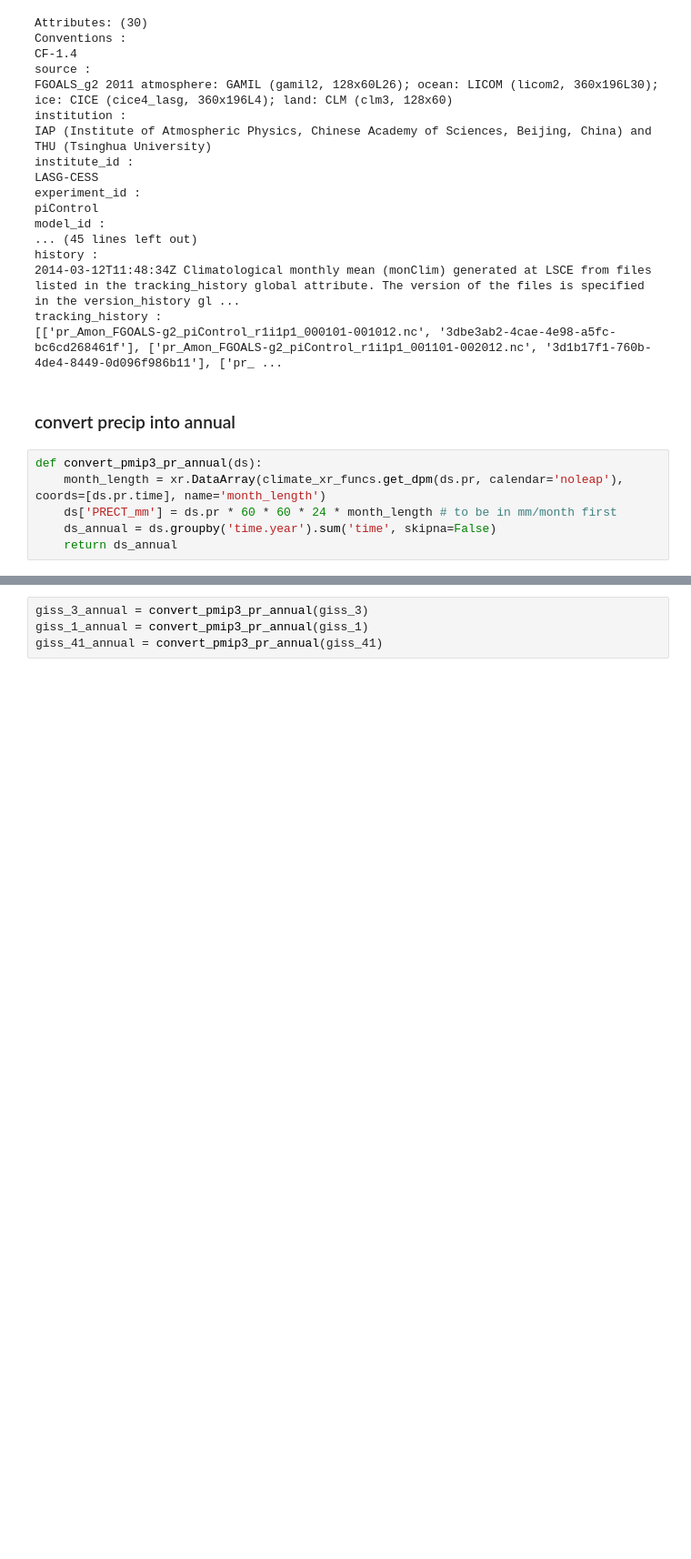
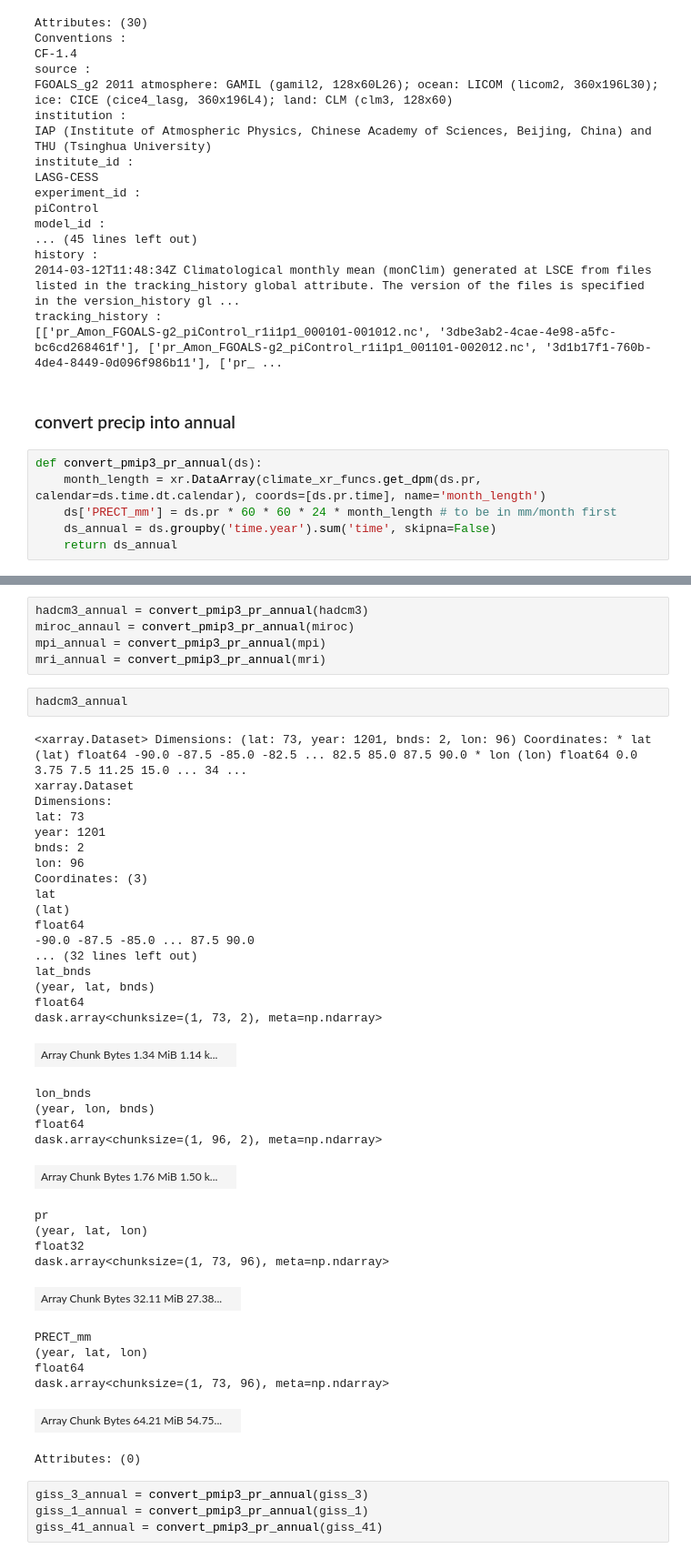
Before and after one commit to nickywright/aus-droughts-last-millennium, a Jupyter notebook: analysis/process_control_runs.ipynb, the cells around one changed output, grey strips where cells are left out. Shown at 91% size. Cells and saved outputs as stored; diff of their text form; blank space fills up the shorter version.

Commit message:
fix for silly calendars

```diff
--- a/analysis/process_control_runs.ipynb
+++ b/analysis/process_control_runs.ipynb
@@ -216,7 +353,7 @@ tracking_history :
 ### convert precip into annual
 # %%
 def convert_pmip3_pr_annual(ds):
-    month_length = xr.DataArray(climate_xr_funcs.get_dpm(ds.pr, calendar='noleap'), coords=[ds.pr.time], name='month_length')
+    month_length = xr.DataArray(climate_xr_funcs.get_dpm(ds.pr, calendar=ds.time.dt.calendar), coords=[ds.pr.time], name='month_length')
     ds['PRECT_mm'] = ds.pr * 60 * 60 * 24 * month_length # to be in mm/month first
     ds_annual = ds.groupby('time.year').sum('time', skipna=False)
     return ds_annual
@@ -234,3 +373,45 @@ mri_annual = convert_pmip3_pr_annual(mri)
+# %%
+hadcm3_annual = convert_pmip3_pr_annual(hadcm3)
+miroc_annaul = convert_pmip3_pr_annual(miroc)
+mpi_annual = convert_pmip3_pr_annual(mpi)
+mri_annual = convert_pmip3_pr_annual(mri)
+# %%
+hadcm3_annual
+# %% [output]
+<xarray.Dataset> Dimensions: (lat: 73, year: 1201, bnds: 2, lon: 96) Coordinates: * lat (lat) float64 -90.0 -87.5 -85.0 -82.5 ... 82.5 85.0 87.5 90.0 * lon (lon) float64 0.0 3.75 7.5 11.25 15.0 ... 34 ...
+xarray.Dataset
+Dimensions:
+lat: 73
+year: 1201
+bnds: 2
+lon: 96
+Coordinates: (3)
+lat
+(lat)
+float64
+-90.0 -87.5 -85.0 ... 87.5 90.0
+... (32 lines left out)
+lat_bnds
+(year, lat, bnds)
+float64
+dask.array<chunksize=(1, 73, 2), meta=np.ndarray>
+| Array Chunk Bytes 1.34 MiB 1.14 k... |  |
+lon_bnds
+(year, lon, bnds)
+float64
+dask.array<chunksize=(1, 96, 2), meta=np.ndarray>
+| Array Chunk Bytes 1.76 MiB 1.50 k... |  |
+pr
+(year, lat, lon)
+float32
+dask.array<chunksize=(1, 73, 96), meta=np.ndarray>
+| Array Chunk Bytes 32.11 MiB 27.38... |  |
+PRECT_mm
+(year, lat, lon)
+float64
+dask.array<chunksize=(1, 73, 96), meta=np.ndarray>
+| Array Chunk Bytes 64.21 MiB 54.75... |  |
+Attributes: (0)
 # %%
 giss_3_annual = convert_pmip3_pr_annual(giss_3)
 giss_1_annual = convert_pmip3_pr_annual(giss_1)
```
Also changed, not shown: parts of 49 cells of this notebook, 2 other files.
